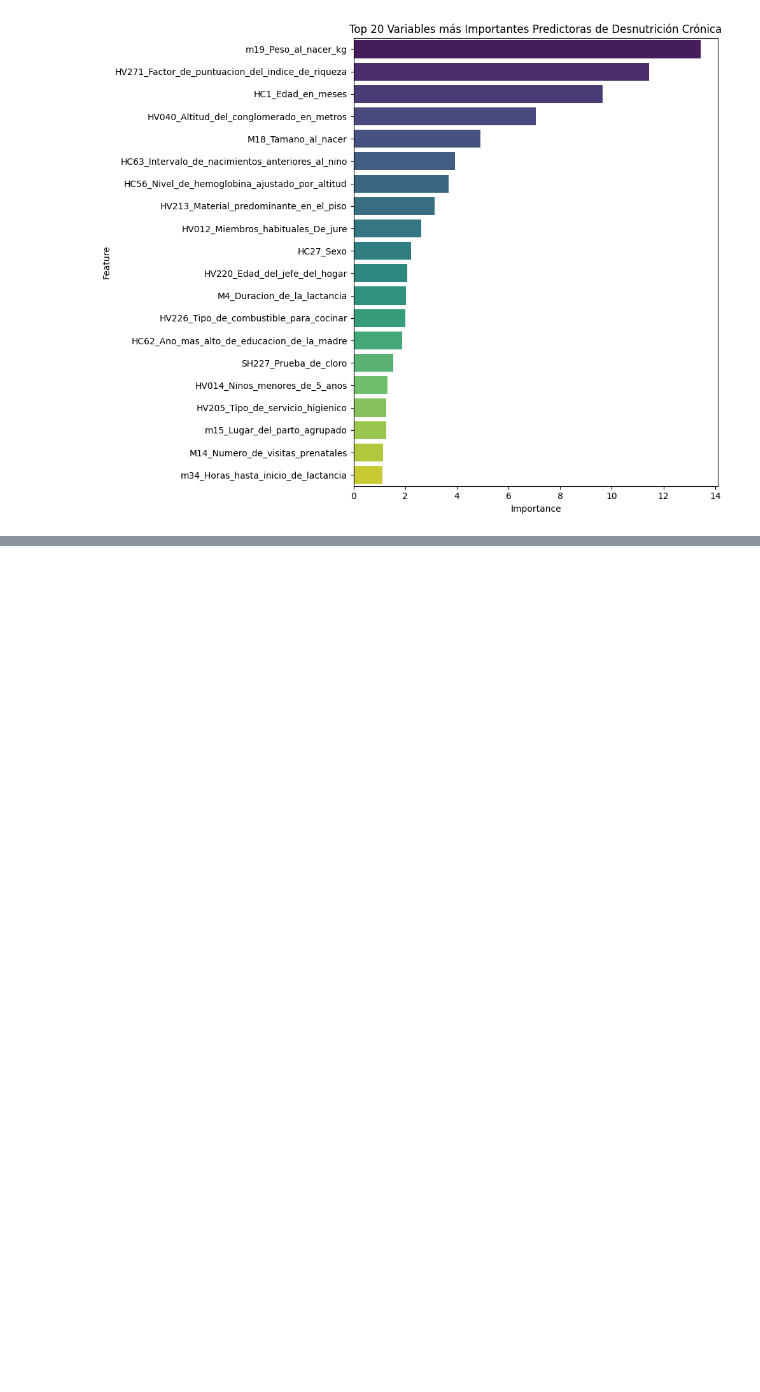
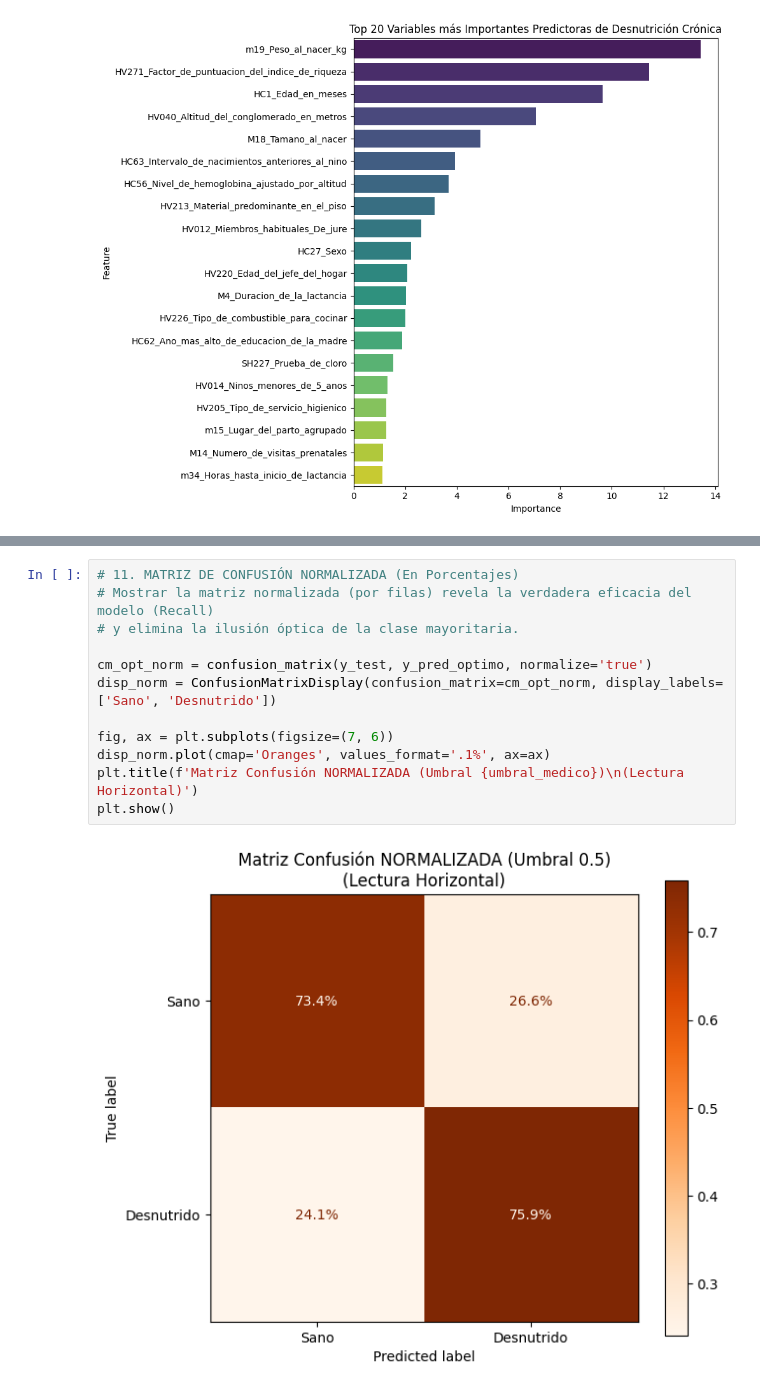
Before and after one commit to abelguevara-upeu/malnutrition-research, a Jupyter notebook: notebooks/03_modeling/01_advanced_boosters_v2.ipynb, the cells around one changed output, grey strips where cells are left out. Drawn from its saved outputs; the diff is of its cells as text; blank space fills up the shorter version.

```diff
--- a/notebooks/03_modeling/01_advanced_boosters_v2.ipynb
+++ b/notebooks/03_modeling/01_advanced_boosters_v2.ipynb
@@ -296,0 +297,14 @@ Desnutridos (1)       0.33      0.80      0.47      9168
+# %%
+# 11. MATRIZ DE CONFUSIÓN NORMALIZADA (En Porcentajes)
+# Mostrar la matriz normalizada (por filas) revela la verdadera eficacia del modelo (Recall)
+# y elimina la ilusión óptica de la clase mayoritaria.
+
+cm_opt_norm = confusion_matrix(y_test, y_pred_optimo, normalize='true')
+disp_norm = ConfusionMatrixDisplay(confusion_matrix=cm_opt_norm, display_labels=['Sano', 'Desnutrido'])
+
+fig, ax = plt.subplots(figsize=(7, 6))
+disp_norm.plot(cmap='Oranges', values_format='.1%', ax=ax)
+plt.title(f'Matriz Confusión NORMALIZADA (Umbral {umbral_medico})\n(Lectura Horizontal)')
+plt.show()
+# %% [output]
+[figure, added]
```
Also changed, not shown: parts of 1 cell of this notebook.
